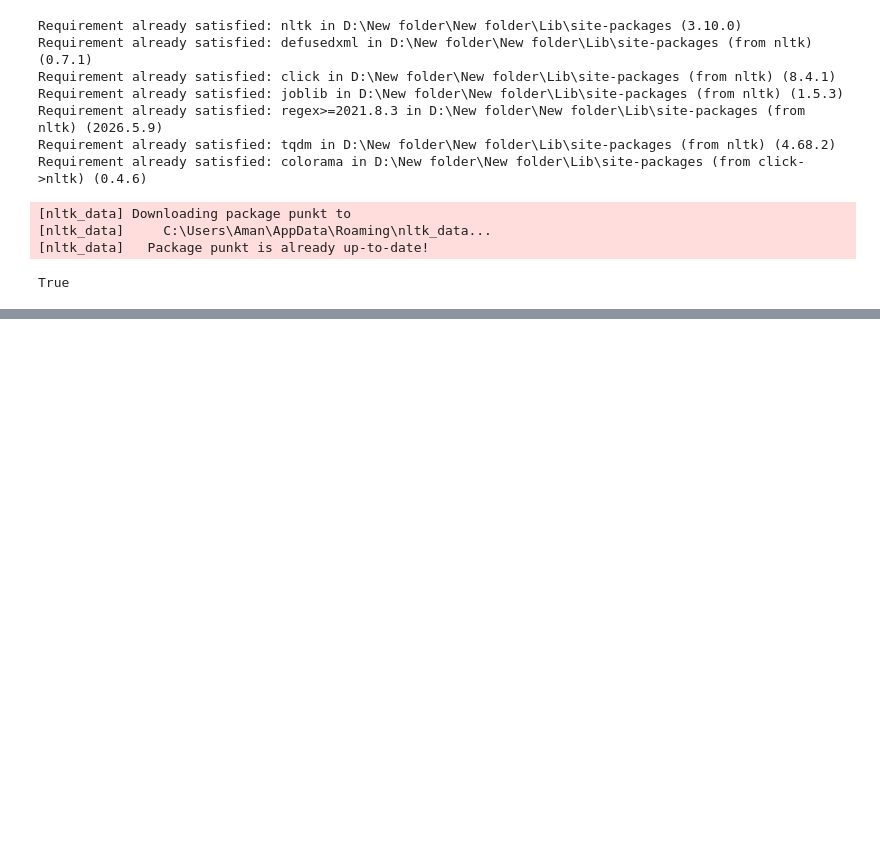
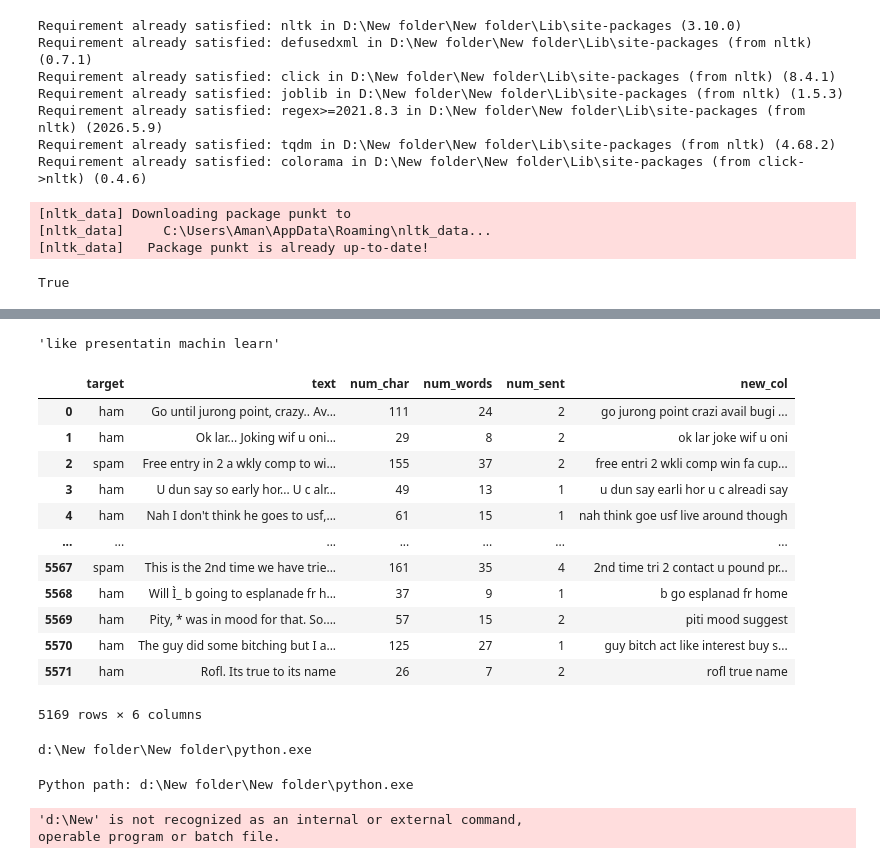
Before and after one commit to amanmuarya/AI-ML-Start-and-Learning-, a Jupyter notebook: day_3_4.ipynb, the cells around one changed output, grey strips where cells are left out. Cells and saved outputs as stored; diff of their text form; code cells hidden in the pictures; blank space fills up the shorter version.

```diff
--- a/day_3_4.ipynb
+++ b/day_3_4.ipynb
@@ -93,0 +117,4 @@ df["num_char"]= df["text"].apply(len)
+# %%
+df["num_words"] = df["text"].apply(lambda x:len(nltk.word_tokenize(x)))
+
+df["num_sent"] = df["text"].apply(lambda x:len(nltk.sent_tokenize(x)))
@@ -93,0 +144,61 @@ df["num_char"]= df["text"].apply(len)
+# %%
+
+from nltk.corpus import stopwords
+import string
+from nltk.stem.porter import PorterStemmer
+ps = PorterStemmer()
+# %%
+def transform_text(text):
+  text = text.lower()
+  text = nltk.word_tokenize(text)
+  y = []
+  for i in text:
+    if i.isalnum():
+      y.append(i)
+  text = y[:]
+  y.clear()
+  for i in text:
+    if i not in stopwords.words('english') and i not in string.punctuation:
+      y.append(i)
+  t=y[:]
+  y.clear()
+  for i in t:
+    y.append(ps.stem(i))
+  return " ".join(y)
+# %%
+transform_text("did you like presentatin , @+ of machin  learning ?? ")
+# %% [output]
+'like presentatin machin learn'
+# %%
+df["new_col"] = df["text"].apply(transform_text)
+# %%
+df
+# %% [output]
+|  | target | text | num_char | num_words | num_sent | new_col |
+| 0 | ham | Go until jurong point, crazy.. Av... | 111 | 24 | 2 | go jurong point crazi avail bugi ... |
+| 1 | ham | Ok lar... Joking wif u oni... | 29 | 8 | 2 | ok lar joke wif u oni |
+| 2 | spam | Free entry in 2 a wkly comp to wi... | 155 | 37 | 2 | free entri 2 wkli comp win fa cup... |
+| 3 | ham | U dun say so early hor... U c alr... | 49 | 13 | 1 | u dun say earli hor u c alreadi say |
+| 4 | ham | Nah I don't think he goes to usf,... | 61 | 15 | 1 | nah think goe usf live around though |
+| ... | ... | ... | ... | ... | ... | ... |
+| 5567 | spam | This is the 2nd time we have trie... | 161 | 35 | 4 | 2nd time tri 2 contact u pound pr... |
+| 5568 | ham | Will Ì_ b going to esplanade fr h... | 37 | 9 | 1 | b go esplanad fr home |
+| 5569 | ham | Pity, * was in mood for that. So.... | 57 | 15 | 2 | piti mood suggest |
+| 5570 | ham | The guy did some bitching but I a... | 125 | 27 | 1 | guy bitch act like interest buy s... |
+| 5571 | ham | Rofl. Its true to its name | 26 | 7 | 2 | rofl true name |
+5169 rows × 6 columns
+# %%
+import sys
+print(sys.executable)
+# %% [output]
+d:\New folder\New folder\python.exe
+# %%
+import sys
+
+print("Python path:", sys.executable)
+
+!{sys.executable} -m pip install wordcloud
+# %% [output]
+Python path: d:\New folder\New folder\python.exe
+'d:\New' is not recognized as an internal or external command,
+operable program or batch file.
```
Also changed, not shown: parts of 4 cells of this notebook.
